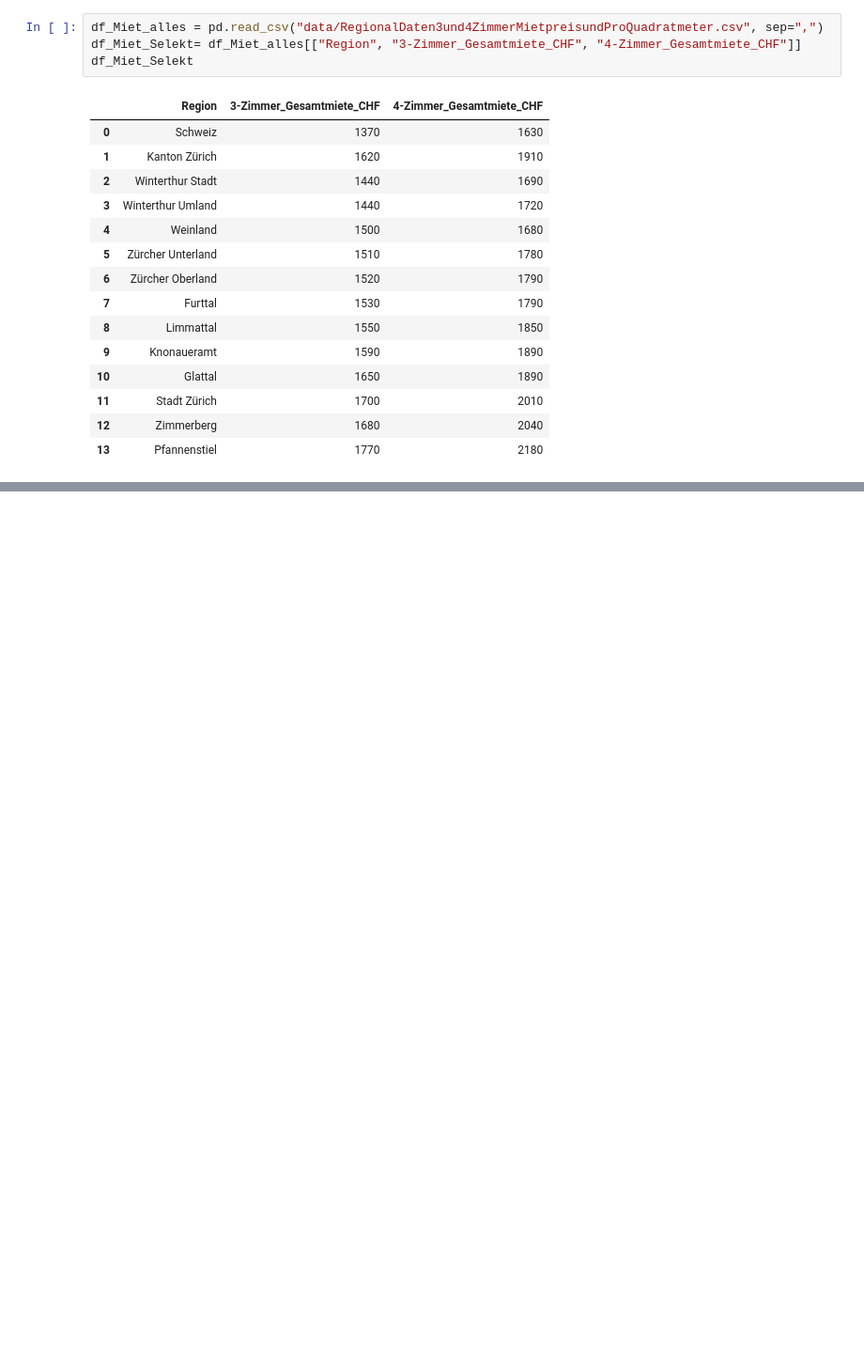
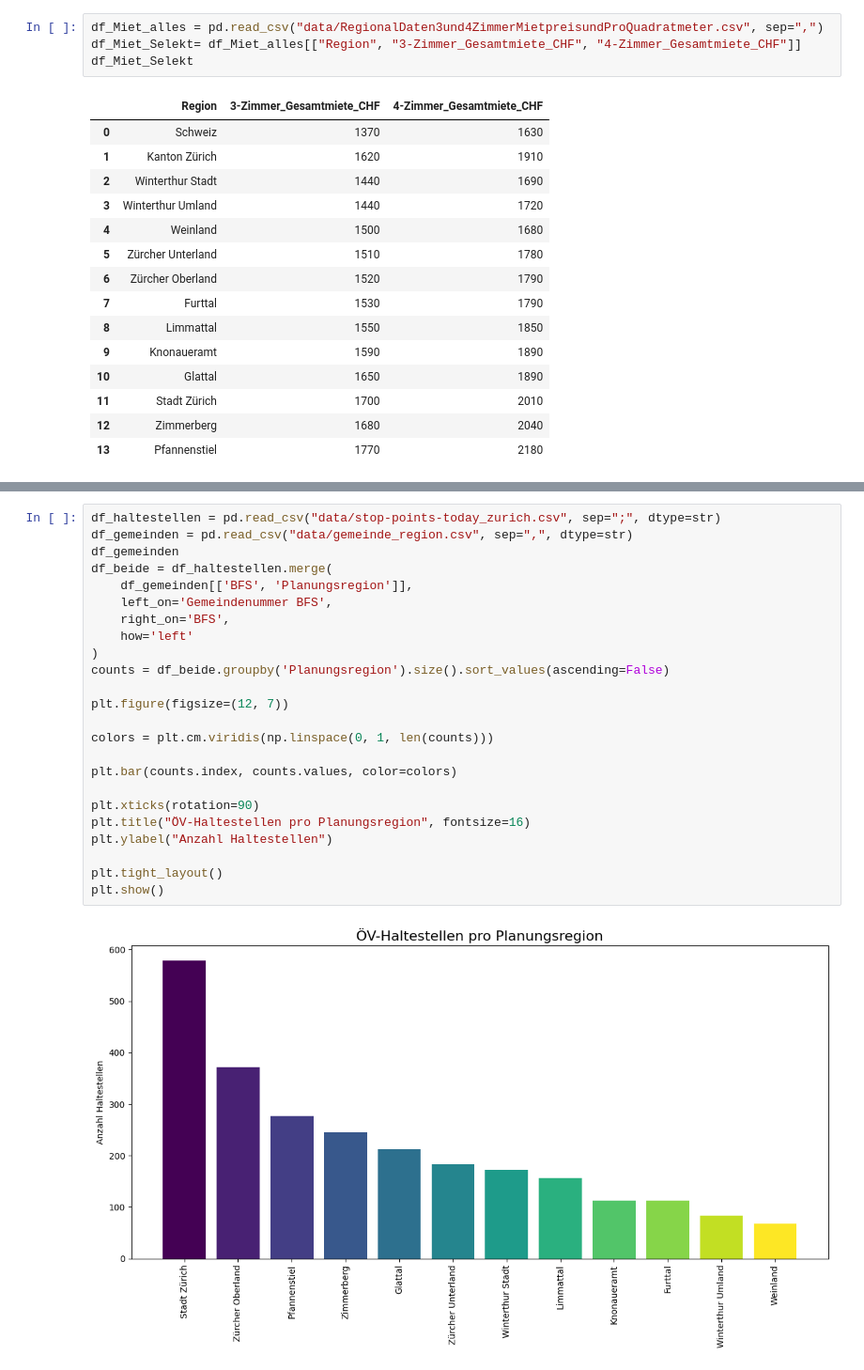
Before and after one commit to PrWR-I-24-27/Projektauftrag2_Jakub_Lucien_Luca, a Jupyter notebook: index.ipynb, the cells around one changed output, grey strips where cells are left out. Shown at 94% size. Cells and saved outputs as stored; diff of their text form; blank space fills up the shorter version.

```diff
--- a/index.ipynb
+++ b/index.ipynb
@@ -112,0 +134,26 @@ plt.show()
+# %%
+df_haltestellen = pd.read_csv("data/stop-points-today_zurich.csv", sep=";", dtype=str)
+df_gemeinden = pd.read_csv("data/gemeinde_region.csv", sep=",", dtype=str)
+df_gemeinden
+df_beide = df_haltestellen.merge(
+    df_gemeinden[['BFS', 'Planungsregion']],
+    left_on='Gemeindenummer BFS',
+    right_on='BFS',
+    how='left'
+)
+counts = df_beide.groupby('Planungsregion').size().sort_values(ascending=False)
+
+plt.figure(figsize=(12, 7))
+
+colors = plt.cm.viridis(np.linspace(0, 1, len(counts)))
+
+plt.bar(counts.index, counts.values, color=colors)
+
+plt.xticks(rotation=90)
+plt.title("ÖV-Haltestellen pro Planungsregion", fontsize=16)
+plt.ylabel("Anzahl Haltestellen")
+
+plt.tight_layout()
+plt.show()
+# %% [output]
+[figure, added]
```
Also changed, not shown: parts of 3 cells of this notebook.
